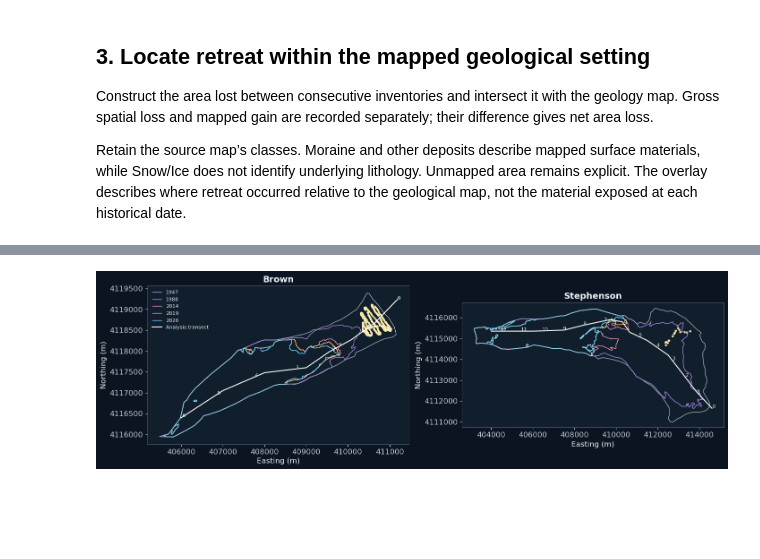
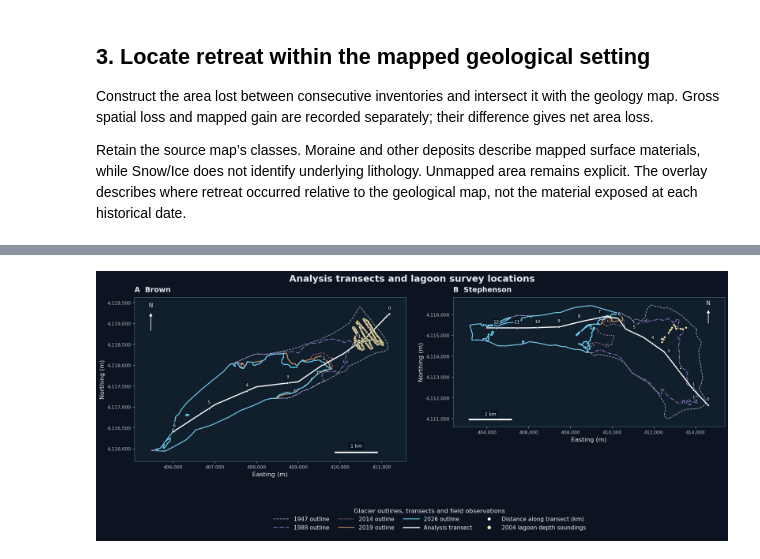
Before and after one commit to University-of-Tasmania-GPSS/AT3_Group2_2026, a Jupyter notebook: 08_Integration&Synthesis.ipynb, the cells around one changed output, grey strips where cells are left out. Cells and saved outputs as stored; diff of their text form; code cells hidden in the pictures; blank space fills up the shorter version.

```diff
--- a/08_Integration&Synthesis.ipynb
+++ b/08_Integration&Synthesis.ipynb
@@ -519,44 +706,109 @@ def smooth_profile(values, window = 3):
 
 
 def crest_indices(values):
     """Screen local highs within continuous support; thresholds are descriptive."""
     valid = np.flatnonzero(np.isfinite(values))
     blocks = np.split(valid, np.flatnonzero(np.diff(valid) > 1) + 1)
     peaks = []
     for block in blocks:
         if len(block) >= 5:
             found, _ = find_peaks(values[block], prominence = settings['crest_prominence_m'],
                 distance = max(1, int(settings['crest_spacing_m'] / settings['step_m'])))
             peaks.extend(block[found])
     return np.asarray(peaks, dtype = int)
 
 
 required = list(raster_paths.values()) + [bathy_path]
 for name in names:
     rgi = velocity.loc[velocity.name_1.eq(name), 'RGIId'].iloc[0]
     required.append(project_path(velocity_layers[rgi]['layers']['median_speed']))
 missing = [str(path) for path in required if not path.exists()]
 if missing:
     raise FileNotFoundError('Missing local outputs:\n' + '\n'.join(missing))
 
 gpd.GeoDataFrame({'name_1': names, 'direction': ['seaward to inland'] * 2,
     'geometry': [transects[name] for name in names]}, crs = extents.crs).to_file(
     synthesis_dir / 'geomorphology_transects.gpkg', layer = 'transects', driver = 'GPKG')
 
-fig, axes = plt.subplots(1, 2, figsize = (14, 6), layout = 'constrained')
-for ax, name in zip(axes, names):
-    for year, colour in zip(years, ['#AAB4C3', '#B292EE', '#F49AC2', '#FFB36B', '#69D5FF']):
-        extents.loc[extents.name_1.eq(name) & extents.year.eq(year)].boundary.plot(
-            ax = ax, color = colour, linewidth = 1, label = str(year))
+fig = plt.figure(figsize = (17, 7.2), layout = 'constrained')
+grid = fig.add_gridspec(2, 2, height_ratios = [1, 0.18])
+axes = [fig.add_subplot(grid[0, j]) for j in range(2)]
+legend_ax = fig.add_subplot(grid[1, :])
+legend_ax.axis('off')
+
+fig.suptitle('Analysis transects and lagoon survey locations',
+    fontsize = 18, fontweight = 'semibold')
+
+outline_styles = {
+    1947: dict(color = '#AAB4C3', linestyle = '--', linewidth = 1.2),
+    1988: dict(color = '#B292EE', linestyle = '-.', linewidth = 1.2),
+    2014: dict(color = '#F49AC2', linestyle = ':', linewidth = 1.5),
+    2019: dict(color = '#FFB36B', linestyle = '-', linewidth = 1.2),
+    2026: dict(color = '#69D5FF', linestyle = '-', linewidth = 1.6)}
+
+for ax, name, letter in zip(axes, names, 'AB'):
+    for year in years:
+        part = extents.loc[extents.name_1.eq(name) & extents.year.eq(year)]
+        part.boundary.plot(ax = ax, **outline_styles[year], zorder = 2)
+
     line = transects[name]
-    ax.plot(*line.xy, color = 'white', linewidth = 1.5, label = 'Analysis transect')
-    soundings.loc[soundings.name_1.eq(name)].plot(ax = ax, color = '#F8E9AE', markersize = 6)
-    for s in np.arange(0, line.length, 1000):
-        p = line.interpolate(s)
-        ax.text(p.x, p.y, f'{s / 1000:.0f}', fontsize = 8)
-    ax.set(title = name, aspect = 'equal', xlabel = 'Easting (m)', ylabel = 'Northing (m)')
-    ax.ticklabel_format(style = 'plain', useOffset = False)
-axes[0].legend(fontsize = 8)
+    ax.plot(*line.xy, color = 'white', linewidth = 2.2, zorder = 4)
+
+    points = soundings.loc[soundings.name_1.eq(name)]
+    points.plot(ax = ax, color = '#F8E9AE', markersize = 18,
+        edgecolor = '#0B1420', linewidth = 0.4, zorder = 5)
+
+    for distance in np.arange(0, line.length, 1000):
+        point = line.interpolate(distance)
+        ax.plot(point.x, point.y, 'o', color = 'white', markersize = 4,
+            markeredgecolor = '#0B1420', markeredgewidth = 0.6, zorder = 6)
+        ax.annotate(f'{distance / 1000:.0f}', xy = (point.x, point.y),
+            xytext = (0, 7), textcoords = 'offset points',
+            ha = 'center', va = 'bottom', fontsize = 9, zorder = 7,
+            bbox = dict(boxstyle = 'round,pad=0.15',
+                facecolor = '#0B1420', edgecolor = 'none', alpha = 0.85))
+
+    ax.set_title(f'{letter}  {name}', loc = 'left', pad = 10)
+    ax.set(xlabel = 'Easting (m)', ylabel = 'Northing (m)')
+    ax.set_aspect('equal', adjustable = 'box')
+    ax.set_anchor('N')
+    ax.margins(0.07)
+    ax.tick_params(labelsize = 9)
+    formatter = FuncFormatter(lambda value, _: f'{value:,.0f}')
+    ax.xaxis.set_major_formatter(formatter)
+    ax.yaxis.set_major_formatter(formatter)
+
+    xmin, xmax = ax.get_xlim()
+    bar_m = 1000 if name == 'Brown' else 2000
+    bar_fraction = 0.74 if name == 'Brown' else 0.06
+    bar_x = xmin + bar_fraction * (xmax - xmin)
+    ax.plot([bar_x, bar_x + bar_m], [0.055, 0.055],
+        transform = ax.get_xaxis_transform(), color = 'white',
+        linewidth = 3, scalex = False, scaley = False, zorder = 8)
+    ax.text(bar_x + bar_m / 2, 0.085, f'{bar_m / 1000:.0f} km',
+        transform = ax.get_xaxis_transform(), ha = 'center', fontsize = 9,
+        bbox = dict(facecolor = '#0B1420', edgecolor = 'none', alpha = 0.85))
+
+    north_x = 0.06 if name == 'Brown' else 0.94
+    ax.annotate('', xy = (north_x, 0.91), xytext = (north_x, 0.79),
+        xycoords = 'axes fraction',
+        arrowprops = dict(arrowstyle = '-|>', color = 'white', lw = 1.3))
+    ax.text(north_x, 0.94, 'N', transform = ax.transAxes,
+        ha = 'center', fontsize = 11)
+
+handles = [Line2D([0], [0], label = f'{year} outline',
+    **outline_styles[year]) for year in years]
+handles.extend([
+    Line2D([0], [0], color = 'white', linewidth = 2.2,
+        label = 'Analysis transect'),
+    Line2D([0], [0], color = 'white', marker = 'o', linestyle = 'none',
+        markersize = 5, label = 'Distance along transect (km)'),
+    Line2D([0], [0], color = '#F8E9AE', marker = 'o', linestyle = 'none',
+        markersize = 6, label = '2004 lagoon depth soundings')])
+legend_ax.legend(handles = handles, loc = 'center', ncol = 4,
+    fontsize = 11, handlelength = 2.8, columnspacing = 1.6,
+    title = 'Glacier outlines, transects and field observations', title_fontsize = 12)
+
 save_figure(fig, '04a_transect_locations')
 # %% [output]
-[figure, old version]
+[figure, new version]
```
Also changed, not shown: parts of 52 cells of this notebook, 17 other files.
